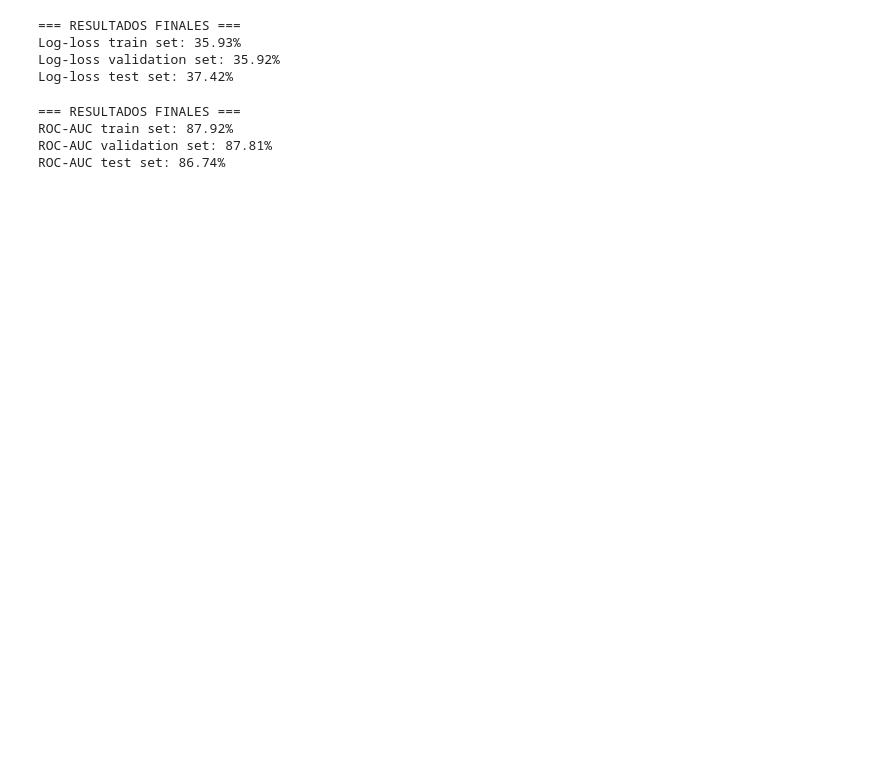
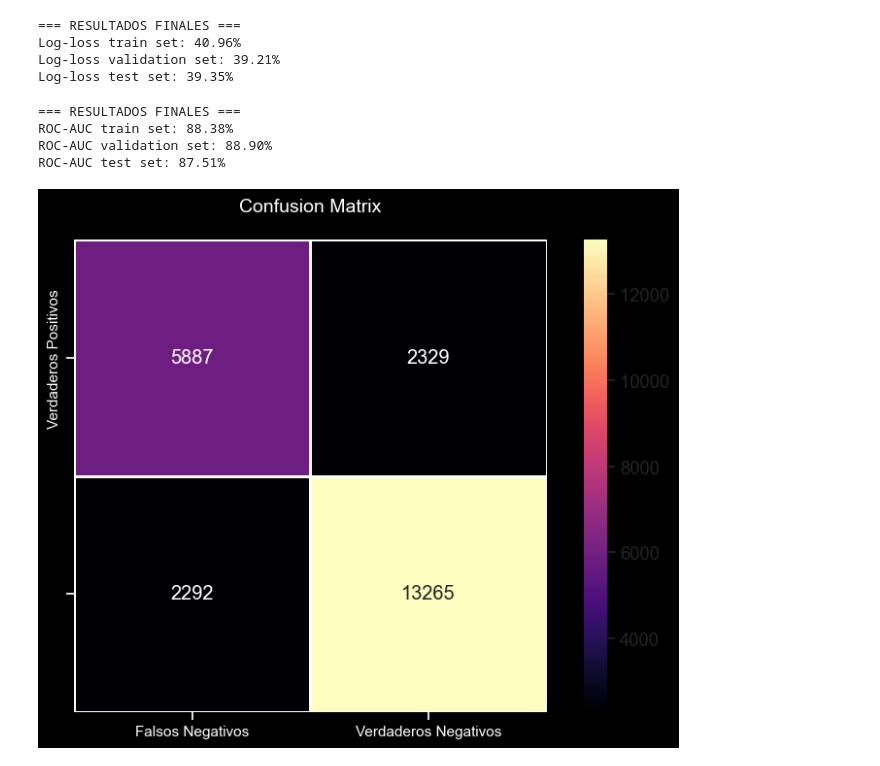
Before and after one commit to jorge-robledo11/Clasification-Random-Forest, a Jupyter notebook: notebooks/07_evalutation.ipynb, the cells around one changed output. Cells and saved outputs as stored; diff of their text form; code cells hidden in the pictures; blank space fills up the shorter version.

```diff
--- a/notebooks/07_evalutation.ipynb
+++ b/notebooks/07_evalutation.ipynb
@@ -12,11 +12,11 @@ warnings.simplefilter('ignore')
 %load_ext autoreload
 %autoreload 2
 # %%
-# Modelo final
-final_model = joblib.load('../models/OptimizedRandomForestClassifier.pkl')
-
 # Features seleccionados previamente
 selected_features = np.loadtxt('../models/selected_features.txt', dtype=str)
+
+# Modelo final
+final_model = joblib.load('../models/TunnedRandomForestClassifier.pkl')
 
 # Lectura de los subsets
 X_train = pd.read_csv('../data/processed/X_train.csv')[selected_features]
@@ -47,9 +47,9 @@ print(f'Log-loss validation set: {100*val_log_loss:0.2f}%')
 print(f'Log-loss test set: {100*test_log_loss:0.2f}%')
 # %% [output]
 === RESULTADOS FINALES ===
-Log-loss train set: 35.93%
-Log-loss validation set: 35.92%
-Log-loss test set: 37.42%
+Log-loss train set: 40.96%
+Log-loss validation set: 39.21%
+Log-loss test set: 39.35%
 # %%
 from sklearn.metrics import roc_auc_score
 
@@ -62,8 +62,8 @@ y_pred_val = final_model.predict_proba(X_val)[:, 1]
 val_roc_auc = roc_auc_score(y_val, y_pred_val)
 
 # Evaluar el mejor modelo en el conjunto de prueba
-test_pred_val = final_model.predict_proba(X_test)[:, 1]
-test_roc_auc = roc_auc_score(y_test, test_pred_val)
+y_pred_test = final_model.predict_proba(X_test)[:, 1]
+test_roc_auc = roc_auc_score(y_test, y_pred_test)
 
 print('=== RESULTADOS FINALES ===')
 print(f'ROC-AUC train set: {100*train_roc_auc:0.2f}%')
@@ -71,6 +71,12 @@ print(f'ROC-AUC validation set: {100*val_roc_auc:0.2f}%')
 print(f'ROC-AUC test set: {100*test_roc_auc:0.2f}%')
 # %% [output]
 === RESULTADOS FINALES ===
-ROC-AUC train set: 87.92%
-ROC-AUC validation set: 87.81%
-ROC-AUC test set: 86.74%
+ROC-AUC train set: 88.38%
+ROC-AUC validation set: 88.90%
+ROC-AUC test set: 87.51%
+# %%
+# Matriz de confusión
+cnf_matrix(y_true=y_train,
+           y_pred=y_pred_train)
+# %% [output]
+[figure, added]
```
Also changed, not shown: parts of 2 cells of this notebook, 14 other files.
